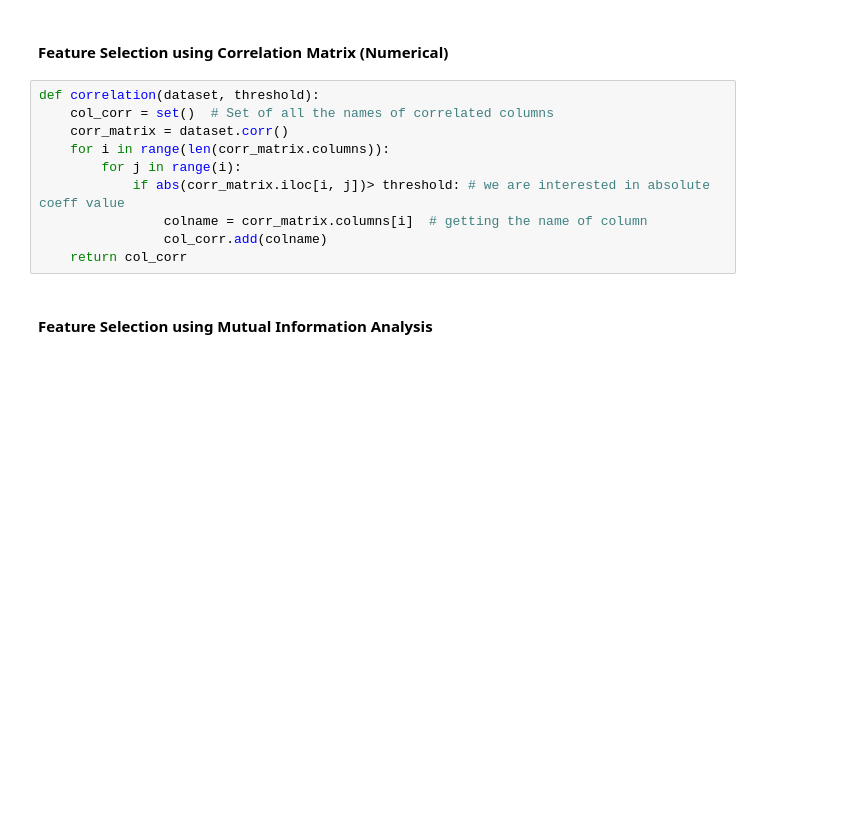
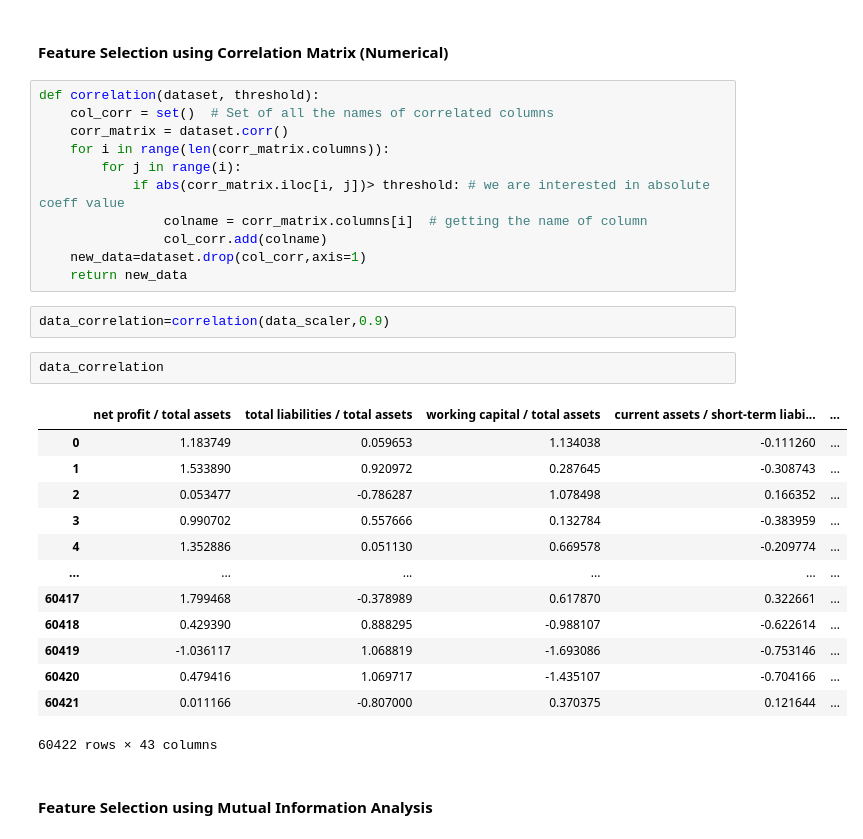
Before and after one commit to Technocolabs100/Analysis-of-Bank-Debit-Collections, a Jupyter notebook: first_project_(2)_(1)_(4).ipynb, the cells around one changed output. Cells and saved outputs as stored; diff of their text form; blank space fills up the shorter version.

```diff
--- a/first_project_(2)_(1)_(4).ipynb
+++ b/first_project_(2)_(1)_(4).ipynb
@@ -915,7 +953,26 @@ def correlation(dataset, threshold):
             if abs(corr_matrix.iloc[i, j])> threshold: # we are interested in absolute coeff value
                 colname = corr_matrix.columns[i]  # getting the name of column
                 col_corr.add(colname)
-    return col_corr
+    new_data=dataset.drop(col_corr,axis=1)
+    return new_data
+# %%
+data_correlation=correlation(data_scaler,0.9)
+# %%
+data_correlation
+# %% [output]
+|  | net profit / total assets | total liabilities / total assets | working capital / total assets | current assets / short-term liabi... | ... |
+| 0 | 1.183749 | 0.059653 | 1.134038 | -0.111260 | ... |
+| 1 | 1.533890 | 0.920972 | 0.287645 | -0.308743 | ... |
+| 2 | 0.053477 | -0.786287 | 1.078498 | 0.166352 | ... |
+| 3 | 0.990702 | 0.557666 | 0.132784 | -0.383959 | ... |
+| 4 | 1.352886 | 0.051130 | 0.669578 | -0.209774 | ... |
+| ... | ... | ... | ... | ... | ... |
+| 60417 | 1.799468 | -0.378989 | 0.617870 | 0.322661 | ... |
+| 60418 | 0.429390 | 0.888295 | -0.988107 | -0.622614 | ... |
+| 60419 | -1.036117 | 1.068819 | -1.693086 | -0.753146 | ... |
+| 60420 | 0.479416 | 1.069717 | -1.435107 | -0.704166 | ... |
+| 60421 | 0.011166 | -0.807000 | 0.370375 | 0.121644 | ... |
+60422 rows × 43 columns
 # %% [markdown]
 #### Feature Selection using Mutual Information Analysis
 # %%
```
Also changed, not shown: parts of 23 cells of this notebook.
